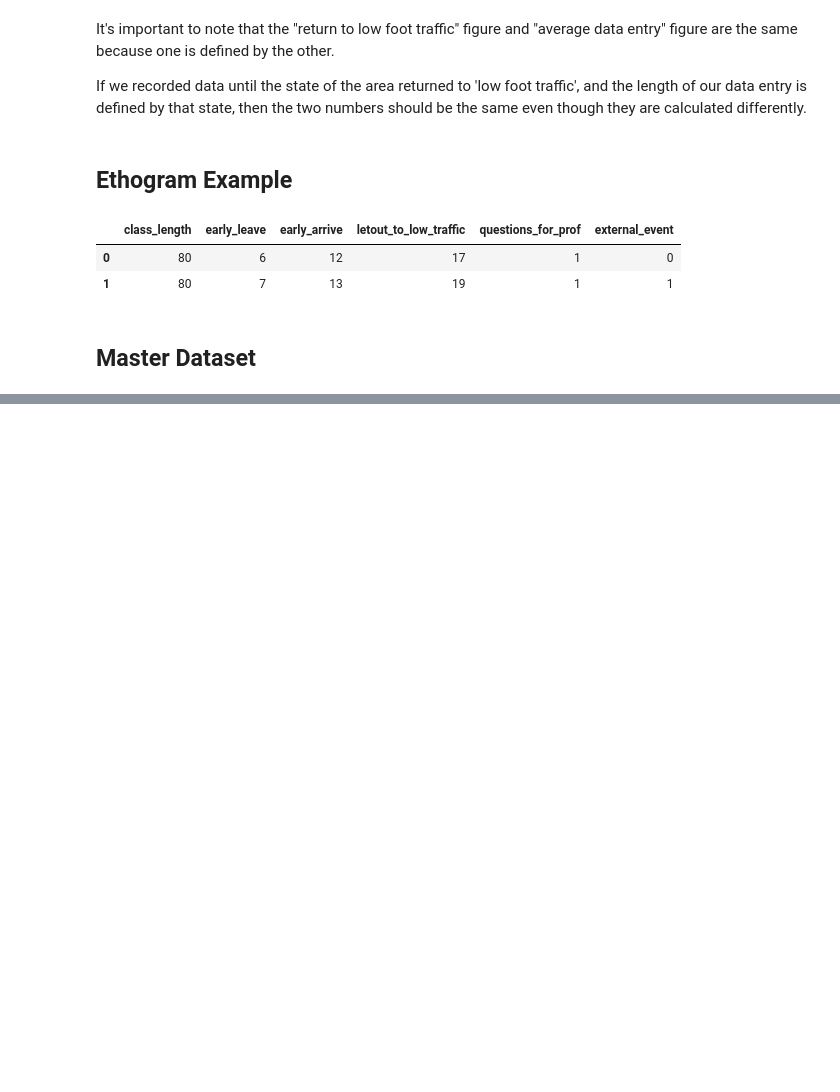
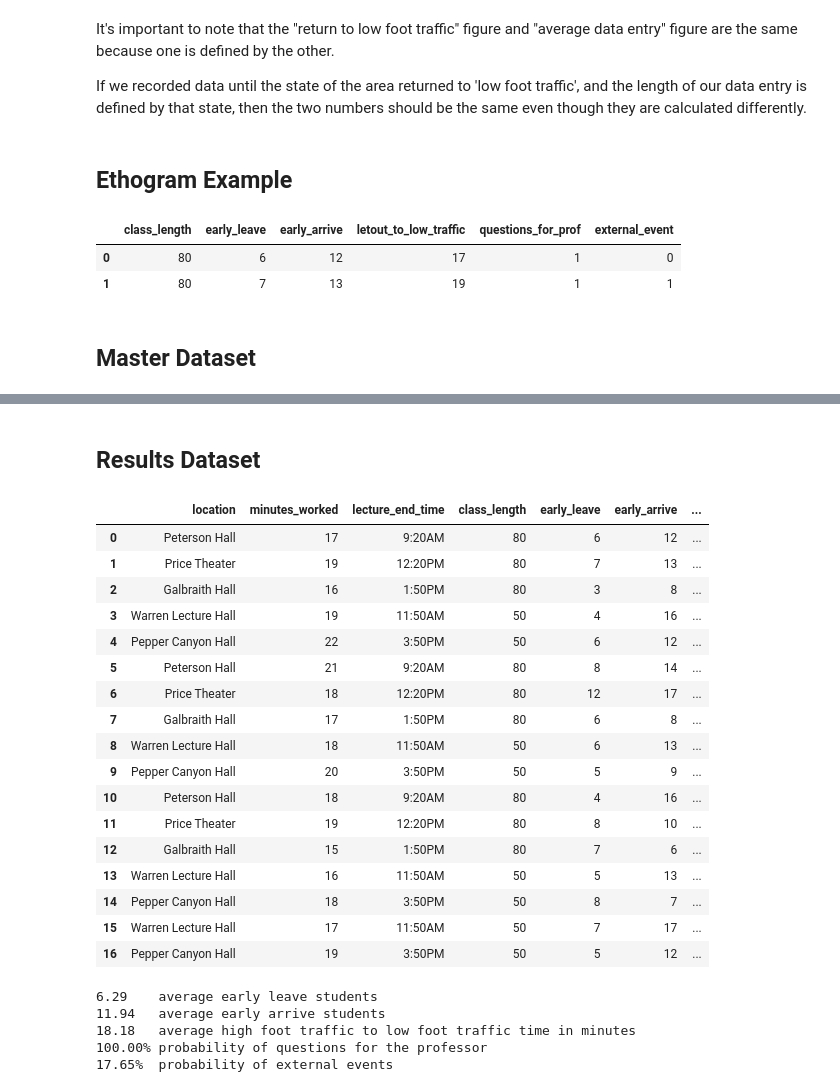
Before and after one commit to aManNamedTed/personalprojects, a Jupyter notebook: footTraffic/COGS 13 Final Public.ipynb, the cells around one changed output, grey strips where cells are left out. Saved outputs shown, nothing was run; the diff lists cells and outputs as text; code cells hidden in the pictures; blank space fills up the shorter version.

Commit message:
final stats

```diff
--- a/footTraffic/COGS 13 Final Private.ipynb
+++ b/footTraffic/COGS 13 Final Public.ipynb
@@ -178,0 +193,49 @@ mdf.plot()
+# %% [markdown]
+## Results Dataset
+# %%
+# Representation of data from location to
+# df_s = df_stats
+df_s = mdf.iloc[:,5:14]
+df_s
+# %% [output]
+|  | location | minutes_worked | lecture_end_time | class_length | early_leave | early_arrive | ... |
+| 0 | Peterson Hall | 17 | 9:20AM | 80 | 6 | 12 | ... |
+| 1 | Price Theater | 19 | 12:20PM | 80 | 7 | 13 | ... |
+| 2 | Galbraith Hall | 16 | 1:50PM | 80 | 3 | 8 | ... |
+| 3 | Warren Lecture Hall | 19 | 11:50AM | 50 | 4 | 16 | ... |
+| 4 | Pepper Canyon Hall | 22 | 3:50PM | 50 | 6 | 12 | ... |
+| 5 | Peterson Hall | 21 | 9:20AM | 80 | 8 | 14 | ... |
+| 6 | Price Theater | 18 | 12:20PM | 80 | 12 | 17 | ... |
+| 7 | Galbraith Hall | 17 | 1:50PM | 80 | 6 | 8 | ... |
+| 8 | Warren Lecture Hall | 18 | 11:50AM | 50 | 6 | 13 | ... |
+| 9 | Pepper Canyon Hall | 20 | 3:50PM | 50 | 5 | 9 | ... |
+| 10 | Peterson Hall | 18 | 9:20AM | 80 | 4 | 16 | ... |
+| 11 | Price Theater | 19 | 12:20PM | 80 | 8 | 10 | ... |
+| 12 | Galbraith Hall | 15 | 1:50PM | 80 | 7 | 6 | ... |
+| 13 | Warren Lecture Hall | 16 | 11:50AM | 50 | 5 | 13 | ... |
+| 14 | Pepper Canyon Hall | 18 | 3:50PM | 50 | 8 | 7 | ... |
+| 15 | Warren Lecture Hall | 17 | 11:50AM | 50 | 7 | 17 | ... |
+| 16 | Pepper Canyon Hall | 19 | 3:50PM | 50 | 5 | 12 | ... |
+# %%
+# average early_leave
+print("{0:.2f}\taverage early leave students".format(np.mean(df_s.iloc[:,4])))
+
+# average early_arrive
+print("{0:.2f}\taverage early arrive students".format(np.mean(df_s.iloc[:,5])))
+
+# average letout
+print("{0:.2f}\taverage high foot traffic to low foot traffic time in minutes".format(np.mean(df_s.iloc[:,6])))
+
+# percentage/probability of questions for the professor
+pQP =  sum(df_s.iloc[:,7]) / df_s.iloc[:,7].count() * 100
+print("{0:.2f}%\tprobability of questions for the professor".format(pQP))
+
+# percentage/probability of External Events
+pEE =  sum(df_s.iloc[:,8]) / df_s.iloc[:,8].count() * 100
+print("{0:.2f}%\tprobability of external events".format(pEE))
+# %% [output]
+6.29    average early leave students
+11.94   average early arrive students
+18.18   average high foot traffic to low foot traffic time in minutes
+100.00% probability of questions for the professor
+17.65%  probability of external events
```
Also changed, not shown: parts of 5 cells of this notebook.
